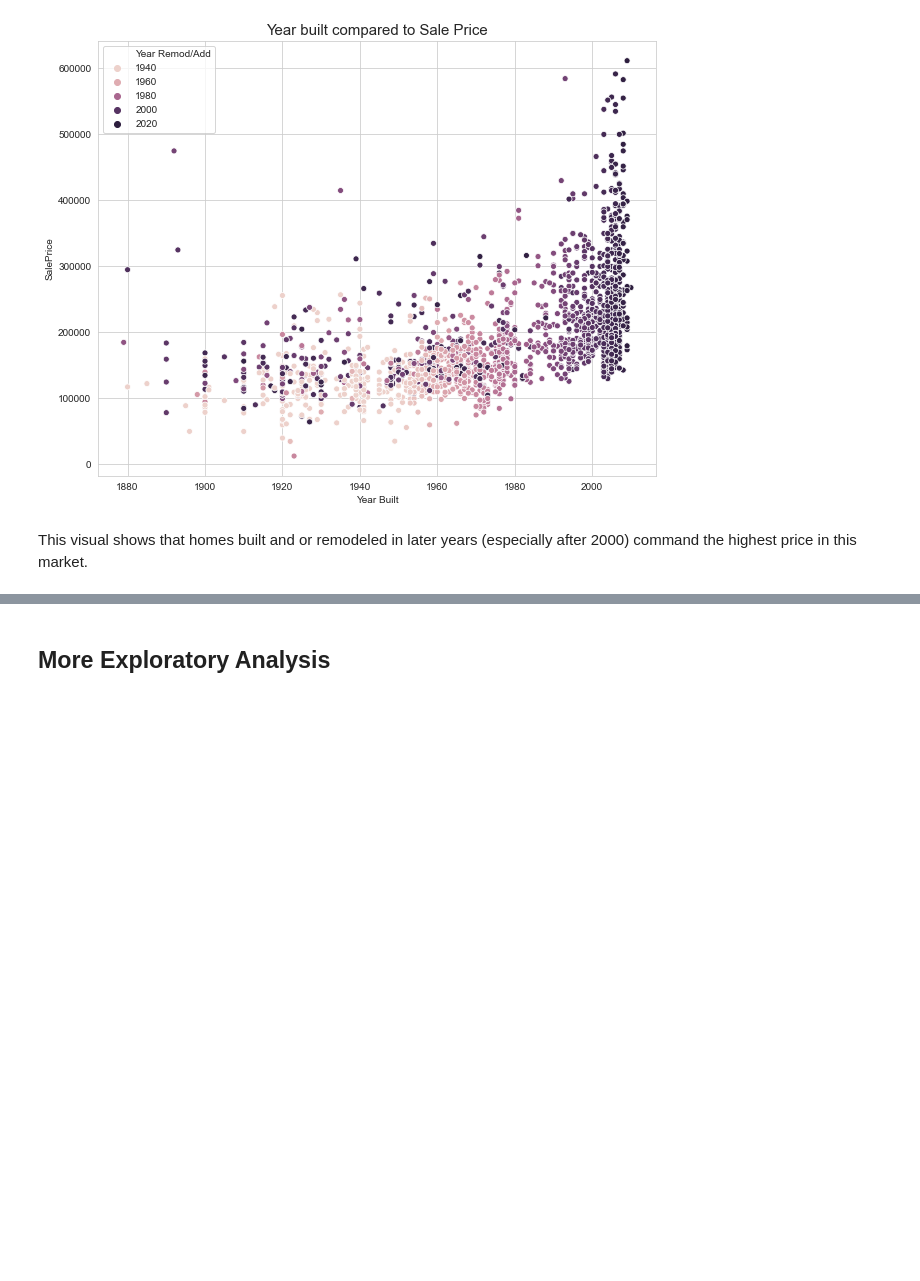
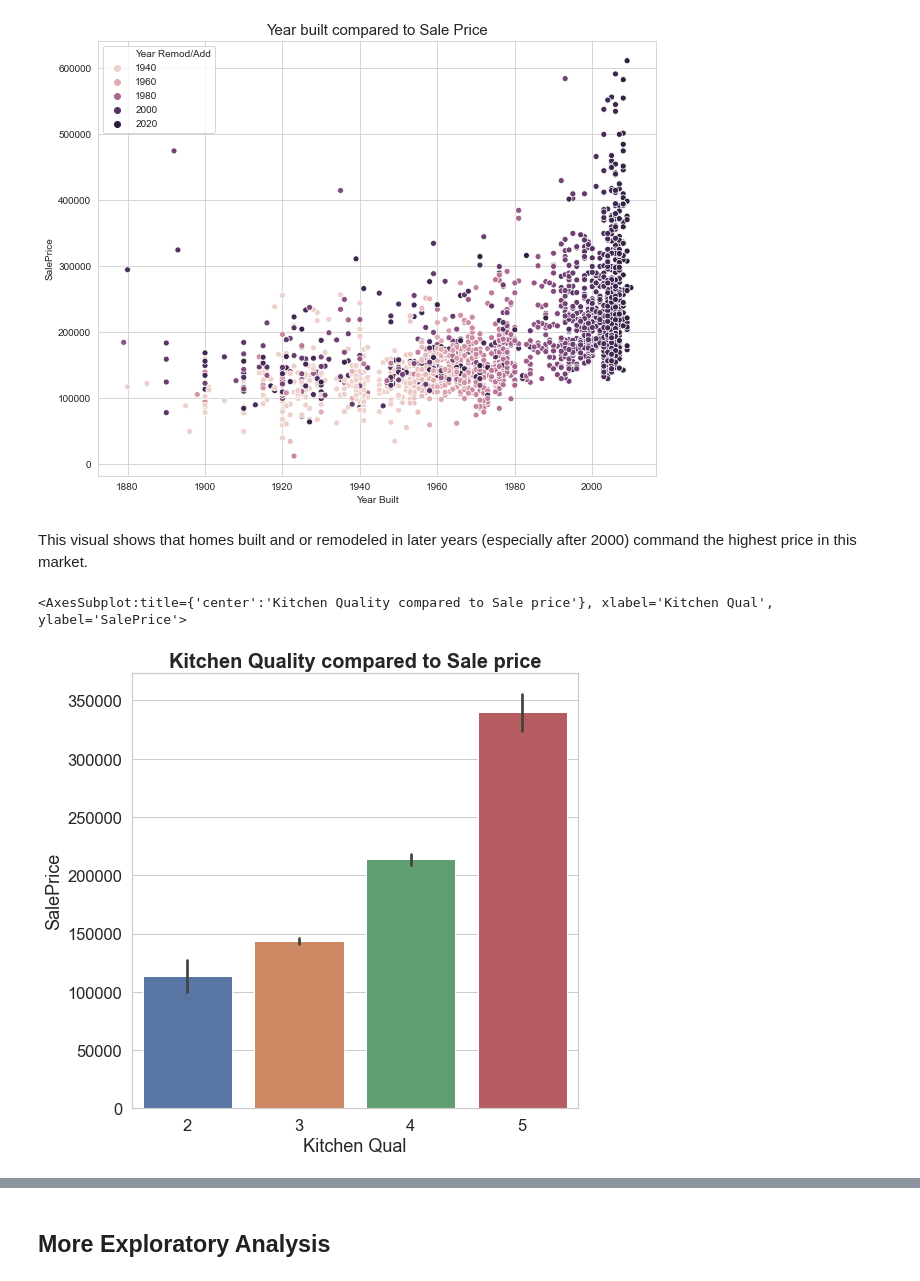
Before and after one commit to ianibogwu/Projects, a Jupyter notebook: GA-projects/01-Ames-housing/Cleaning_EDA.ipynb, the cells around one changed output, grey strips where cells are left out. Drawn from its saved outputs; the diff is of its cells as text; code cells hidden in the pictures; blank space fills up the shorter version.

```diff
--- a/GA-projects/01-Ames-housing/Cleaning_EDA.ipynb
+++ b/GA-projects/01-Ames-housing/Cleaning_EDA.ipynb
@@ -344,3 +344,10 @@ sns.scatterplot(data = new_train, x = 'Year Built', y = 'SalePrice', hue = new_t
 [figure]
 # %% [markdown]
 This visual shows that homes built and or remodeled in later years (especially after 2000) command the highest price in this market.
+# %%
+plt.figure(figsize=(8,8))
+plt.title('Kitchen Quality compared to Sale price', weight  = 'bold', fontsize = 20)
+sns.barplot(x = 'Kitchen Qual', y = 'SalePrice', data = new_train);
+# %% [output]
+<AxesSubplot:title={'center':'Kitchen Quality compared to Sale price'}, xlabel='Kitchen Qual', ylabel='SalePrice'>
+[figure, added]
```
Also changed, not shown: parts of 18 cells of this notebook, 4 other files.
